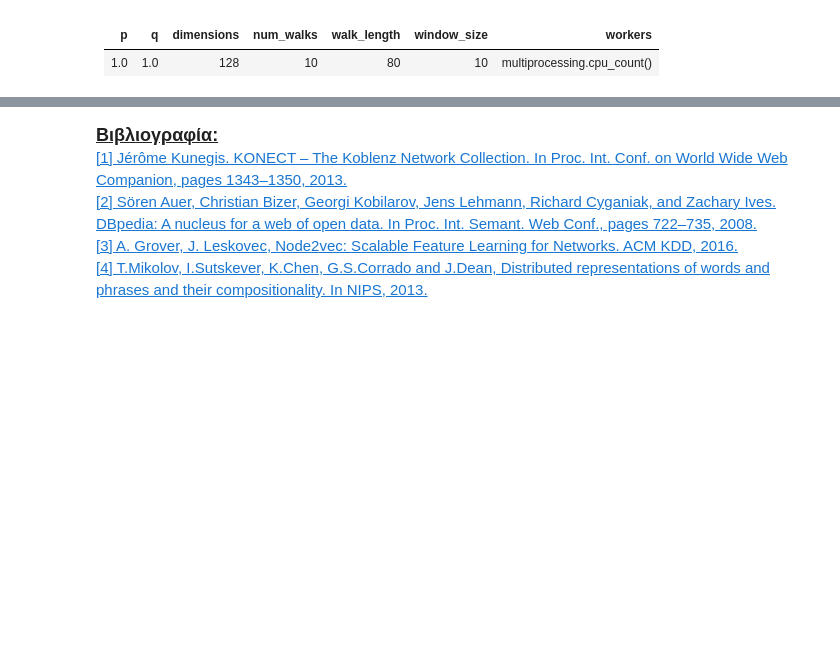
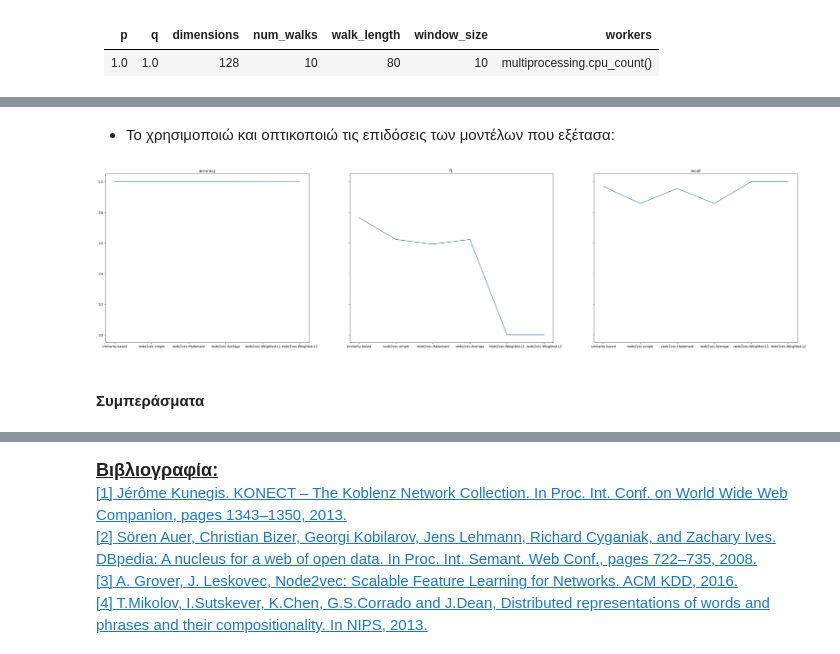
Before and after one commit to John-Atha/social-networks-NTUA, a Jupyter notebook: ex3/ex3.ipynb, the cells around one changed output, grey strips where cells are left out. Cells and saved outputs as stored; diff of their text form; code cells hidden in the pictures; blank space fills up the shorter version.

```diff
--- a/ex3/ex3.ipynb
+++ b/ex3/ex3.ipynb
@@ -576,2 +780,2 @@ Link: 49.0%
 # %%
-#X_train, X_test, y_train, y_test = train_test_split(, , random_state = 0)  #uncomment and complete
+X_train, X_test, y_train, y_test = train_test_split(x, y, random_state = 0)
@@ -578,7 +784,5 @@ Link: 49.0%
 # %%
-#uncomment whole cell
-#from sklearn.ensemble import RandomForestClassifier
-#from sklearn.metrics import accuracy_score
+from sklearn.ensemble import RandomForestClassifier
 
-#classifier = RandomForestClassifier(max_depth=2, random_state=0)
-#classifier.fit()   #uncomment and complete
+classifier = RandomForestClassifier(max_depth=2, random_state=0)
+classifier.fit(X_train, y_train.values.ravel())
@@ -584,0 +795,20 @@ Link: 49.0%
+# %%
+from sklearn.metrics import accuracy_score
+from sklearn.metrics import f1_score
+from sklearn.metrics import recall_score
+
+predictions = classifier.predict(X_test)
+
+acc = round(accuracy_score(predictions, y_test.values.ravel()), 3)
+f1 = round(f1_score(predictions, y_test.values.ravel()), 3)
+recall = round(recall_score(predictions, y_test.values.ravel()), 3)
+
+# show metrics
+print("Accuracy:", acc)
+print("F1 score:", f1)
+print("Recall score:", recall)
+
+# save in global metrics dictionary
+all_metrics['accuracy']['node2vec simple'] = acc
+all_metrics['f1']['node2vec simple'] = f1
+all_metrics['recall']['node2vec simple'] = recall
@@ -586,0 +949,20 @@ Link: 49.0%
+# %% [markdown]
+* Το χρησιμοποιώ και οπτικοποιώ τις επιδόσεις των μοντέλων που εξέτασα:
+# %%
+import matplotlib.pyplot as plt
+
+fig, axs = plt.subplots(1, 3, figsize=(40, 10), sharey=True)
+
+def one_metric_plot(metric, axs):
+  metrics = all_metrics[metric]
+  axs.plot(list(metrics.keys()), list(metrics.values()))
+  axs.set_title(metric)
+
+
+one_metric_plot("accuracy", axs[0])
+one_metric_plot("f1", axs[1])
+one_metric_plot("recall", axs[2])
+# %% [output]
+[figure, added]
+# %% [markdown]
+#### Συμπεράσματα
```
Also changed, not shown: parts of 62 cells of this notebook.
